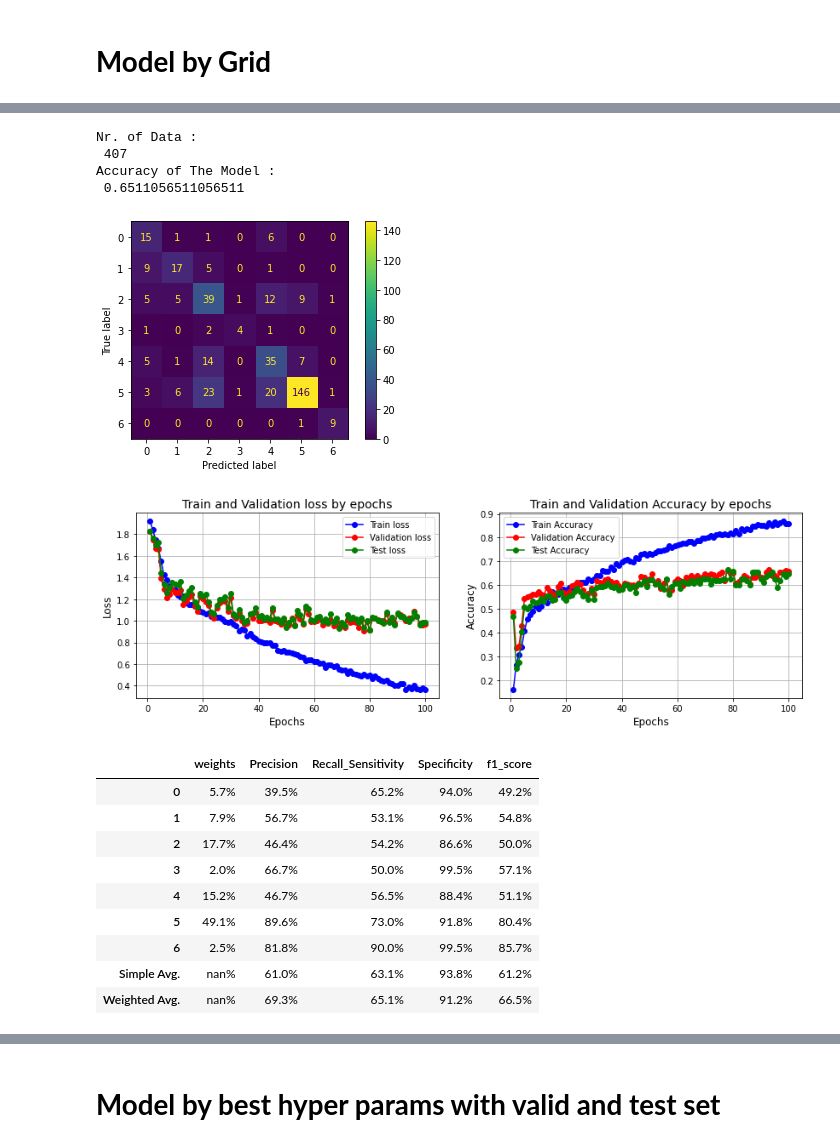
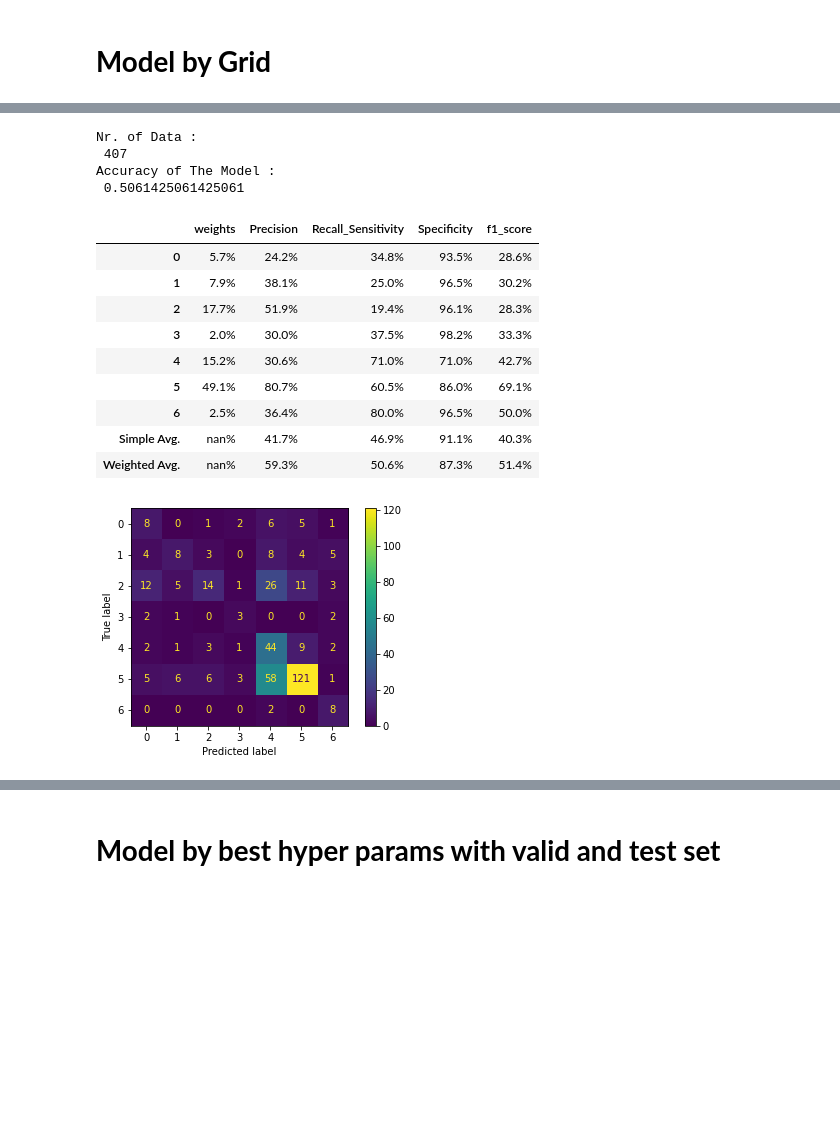
Before and after one commit to sepandms/SkinCare, a Jupyter notebook: CNN_280x210.ipynb, the cells around one changed output, grey strips where cells are left out. Cells and saved outputs as stored; diff of their text form; code cells hidden in the pictures; blank space fills up the shorter version.

```diff
--- a/CNN_280x210.ipynb
+++ b/CNN_280x210.ipynb
@@ -512,28 +532,27 @@ Max Avg. Recall on Test ====>> :
 # %%
-model_ = Model_Grid
-model_1 = model_.model.eval()
-X = input_data[2].to(device)
+# model_ = Model_Grid
+model_1 = best_grid_model.to('cpu')
+X = input_data[2]
 Y = labels[2]
 # X = Evaluation_set[0].to(device)
 # Y = Evaluation_set[1]
-Y_pred = model_1.forward_noDrop(X).argmax(dim=1).to('cpu')
+Y_pred = model_1.forward_noDrop(X).argmax(dim=1)
 results = confusion_matrix(Y,Y_pred)
-plot_loss_accuracy(model_)
+# plot_loss_accuracy(model_)
 results
 # %% [output]
 Nr. of Data :
  407
 Accuracy of The Model :
- 0.6511056511056511
+ 0.5061425061425061
+|  | weights | Precision | Recall_Sensitivity | Specificity | f1_score |
+| 0 | 5.7% | 24.2% | 34.8% | 93.5% | 28.6% |
+| 1 | 7.9% | 38.1% | 25.0% | 96.5% | 30.2% |
+| 2 | 17.7% | 51.9% | 19.4% | 96.1% | 28.3% |
+| 3 | 2.0% | 30.0% | 37.5% | 98.2% | 33.3% |
+| 4 | 15.2% | 30.6% | 71.0% | 71.0% | 42.7% |
+| 5 | 49.1% | 80.7% | 60.5% | 86.0% | 69.1% |
+| 6 | 2.5% | 36.4% | 80.0% | 96.5% | 50.0% |
+| Simple Avg. | nan% | 41.7% | 46.9% | 91.1% | 40.3% |
+| Weighted Avg. | nan% | 59.3% | 50.6% | 87.3% | 51.4% |
-[figure, old version]
+[figure, new version]
-[figure, removed]
-|  | weights | Precision | Recall_Sensitivity | Specificity | f1_score |
-| 0 | 5.7% | 39.5% | 65.2% | 94.0% | 49.2% |
-| 1 | 7.9% | 56.7% | 53.1% | 96.5% | 54.8% |
-| 2 | 17.7% | 46.4% | 54.2% | 86.6% | 50.0% |
-| 3 | 2.0% | 66.7% | 50.0% | 99.5% | 57.1% |
-| 4 | 15.2% | 46.7% | 56.5% | 88.4% | 51.1% |
-| 5 | 49.1% | 89.6% | 73.0% | 91.8% | 80.4% |
-| 6 | 2.5% | 81.8% | 90.0% | 99.5% | 85.7% |
-| Simple Avg. | nan% | 61.0% | 63.1% | 93.8% | 61.2% |
-| Weighted Avg. | nan% | 69.3% | 65.1% | 91.2% | 66.5% |
```
Also changed, not shown: parts of 14 cells of this notebook.
